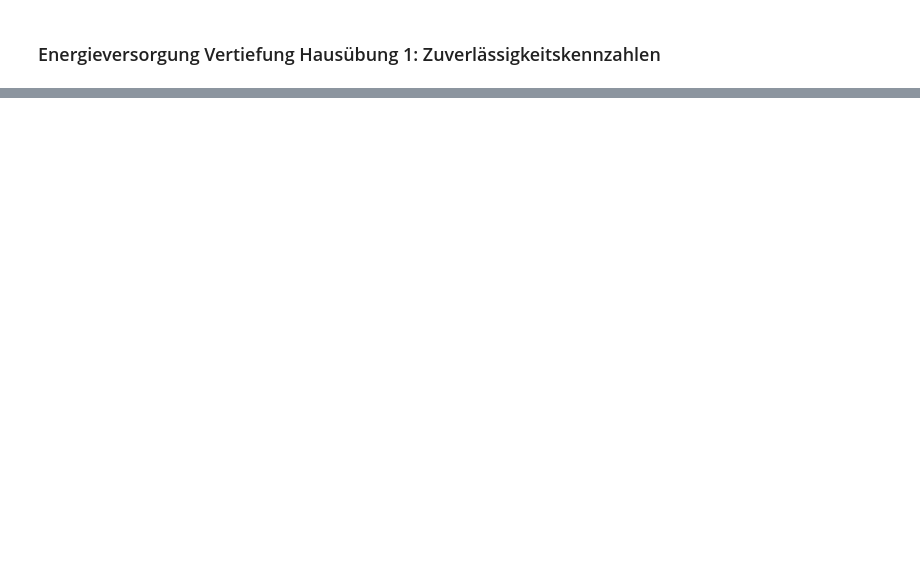
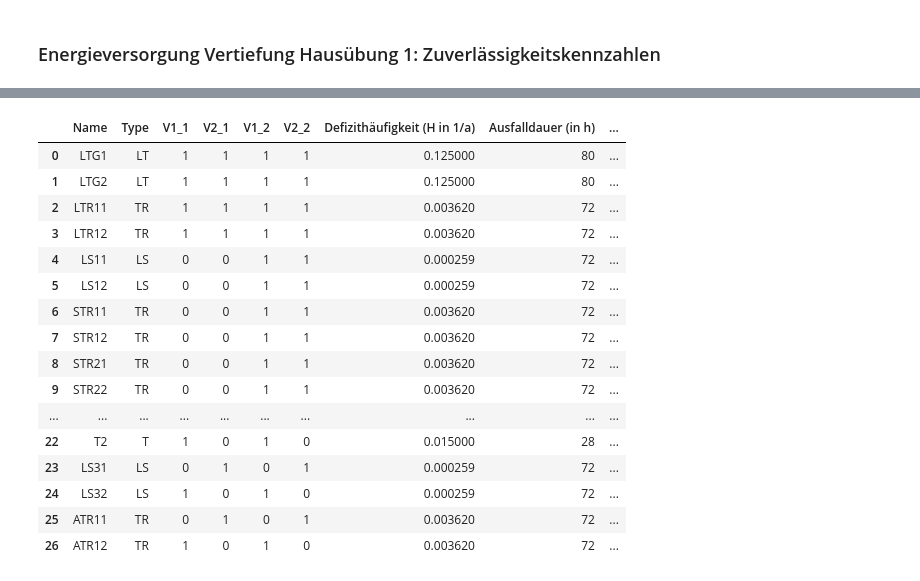
Before and after one commit to alexfroschauer/Energieversorgung_Homework, a Jupyter notebook: Homework1/EV_Vertiefung_HÜ1.ipynb, the cells around one changed output, grey strips where cells are left out. Saved outputs shown, nothing was run; the diff lists cells and outputs as text; code cells hidden in the pictures; blank space fills up the shorter version.

```diff
--- a/Homework1/EV_Vertiefung_HÜ1.ipynb
+++ b/Homework1/EV_Vertiefung_HÜ1.ipynb
@@ -285,52 +314,73 @@ df['Defizitenergie E_V1'] = None
 for index, row in df.iterrows():
     if row["V1_2"] == 0:
         df.at[index, "NV_V1"] = row["Defizithäufigkeit (H in 1/a)"] * (row["Ausfalldauer (in h)"] + 0.25)
-        df.at[index, "Defizitleistung P_V1"] = row["Defizithäufigkeit (H in 1/a)"] * P_A
+        df.at[index, "Defizitleistung P_V1"] = row["Defizithäufigkeit (H in 1/a)"] * P_GK
         df.at[index, "Defizitenergie E_V1"] = df.at[index, "Defizitleistung P_V1"] * (row["Ausfalldauer (in h)"] + 0.25)
     elif row["V1_2"] == 1:
         df.at[index, "NV_V1"] = row["Defizithäufigkeit (H in 1/a)"] * 0.25
-        df.at[index, "Defizitleistung P_V1"] = row["Defizithäufigkeit (H in 1/a)"] * P_A
+        df.at[index, "Defizitleistung P_V1"] = row["Defizithäufigkeit (H in 1/a)"] * P_GK
         df.at[index, "Defizitenergie E_V1"] = df.at[index, "Defizitleistung P_V1"] * 0.25
 
 
 # Selbe Herangehensweise wie bei Verbraucher 2
 df['NV_V2'] = None
 df['Defizitleistung P_V2'] = None
 df['Defizitenergie E_V2'] = None
 
 # Iteriere über alle Zeilen und berechne die neuen Werte
 for index, row in df.iterrows():
     if row["V2_2"] == 0:
         df.at[index, "NV_V2"] = row["Defizithäufigkeit (H in 1/a)"] * (row["Ausfalldauer (in h)"] + 0.25)
-        df.at[index, "Defizitleistung P_V2"] = row["Defizithäufigkeit (H in 1/a)"] * P_A
+        df.at[index, "Defizitleistung P_V2"] = row["Defizithäufigkeit (H in 1/a)"] * P_GK
         df.at[index, "Defizitenergie E_V2"] = df.at[index, "Defizitleistung P_V2"] * (row["Ausfalldauer (in h)"] + 0.25)
     elif row["V2_2"] == 1:
         df.at[index, "NV_V2"] = row["Defizithäufigkeit (H in 1/a)"] * 0.25
-        df.at[index, "Defizitleistung P_V2"] = row["Defizithäufigkeit (H in 1/a)"] * P_A
+        df.at[index, "Defizitleistung P_V2"] = row["Defizithäufigkeit (H in 1/a)"] * P_GK
         df.at[index, "Defizitenergie E_V2"] = df.at[index, "Defizitleistung P_V2"] * 0.25
 
 # Summierung der Werte der jeweiligen Spalten für die H-Schaltung
-Nichtverlaesslichkeit_V1 = round(df["NV_V1"].sum(), 4)
-Nichtverlaesslichkeit_V2 = round(df["NV_V2"].sum(), 4)
-Defizitleistung_V1 = round(df["Defizitleistung P_V1"].sum(), 4)
-Defizitleistung_V2 = round(df["Defizitleistung P_V2"].sum(), 4)
-Defizitenergie_V1 = round(df["Defizitenergie E_V1"].sum(), 4)
-Defizitenergie_V2 = round(df["Defizitenergie E_V2"].sum(), 4)
+Nichtverlaesslichkeit_V1_DSS = round(df["NV_V1"].sum(), 4)
+Nichtverlaesslichkeit_V2_DSS = round(df["NV_V2"].sum(), 4)
+Defizitleistung_V1_DSS = round(df["Defizitleistung P_V1"].sum(), 4)
+Defizitleistung_V2_DSS = round(df["Defizitleistung P_V2"].sum(), 4)
+Defizitenergie_V1_DSS = round(df["Defizitenergie E_V1"].sum(), 4)
+Defizitenergie_V2_DSS = round(df["Defizitenergie E_V2"].sum(), 4)
+
+# Berechnung der gesamten Defizithäufigkeit für alle Elemente, deren Ausfall für eine Nichtversorgung von V1 sorgt
+Defizithaeufigkeit_V1_DSS_gesamt = round((df["Defizithäufigkeit (H in 1/a)"] * (1 - df["V1_1"])).sum(), 8)
 
 # Exportiere als csv-Datei
 df.iloc[:, :6].to_csv('output_DSS_Schaltung.csv', sep=';', index=False)
-print(df)
+display(df)
 print(" ")
 
 # Ausgeben der summierten Werte
-print(f"Nichtverlässlichkeit V1: {Nichtverlaesslichkeit_V1} 1/a")
-print(f"Nichtverlässlichkeit V2: {Nichtverlaesslichkeit_V2} 1/a")
-print(f"Defizitleistung V1: {Defizitleistung_V1} MW")
-print(f"Defizitleistung V2: {Defizitleistung_V2} MW")
-print(f"Defizitenergie V1: {Defizitenergie_V1} MWh")
-print(f"Defizitenergie V2: {Defizitenergie_V2} MWh")
+print(f"Defizithäufigkeit gesamt (DSS): {Defizithaeufigkeit_V1_DSS_gesamt} 1/a")
+print(f"Nichtverlässlichkeit V1 (DSS): {Nichtverlaesslichkeit_V1_DSS} h/a = {round(Nichtverlaesslichkeit_V1_DSS / 8760, 6)} [1]")
+print(f"Nichtverlässlichkeit V2 (DSS): {Nichtverlaesslichkeit_V2_DSS} h/a = {round(Nichtverlaesslichkeit_V2_DSS / 8760, 6)} [1]")
+print(f"Defizitleistung V1 (DSS): {Defizitleistung_V1_DSS} MW")
+print(f"Defizitleistung V2 (DSS): {Defizitleistung_V2_DSS} MW")
+print(f"Defizitenergie V1 (DSS): {Defizitenergie_V1_DSS} MWh")
+print(f"Defizitenergie V2 (DSS): {Defizitenergie_V2_DSS} MWh")
 print(" ")
-print(f"Nichtverlässlichkeit Gesamt: {Nichtverlaesslichkeit_V1 + Nichtverlaesslichkeit_V2} 1/a")
-print(f"Defizitleistung Gesamt: {Defizitleistung_V1 + Defizitleistung_V2} MW")
-print(f"Defizitenergie Gesamt: {Defizitenergie_V1 + Defizitenergie_V2} MWh")
+print(f"Nichtverlässlichkeit Gesamt (DSS): {Nichtverlaesslichkeit_V1_DSS + Nichtverlaesslichkeit_V2_DSS} h/a")
+print(f"Defizitleistung Gesamt (DSS): {Defizitleistung_V1_DSS + Defizitleistung_V2_DSS} MW")
+print(f"Defizitenergie Gesamt (DSS): {Defizitenergie_V1_DSS + Defizitenergie_V2_DSS} MWh")
 # %% [output]
+|  | Name | Type | V1_1 | V2_1 | V1_2 | V2_2 | Defizithäufigkeit (H in 1/a) | Ausfalldauer (in h) | ... |
+| 0 | LTG1 | LT | 1 | 1 | 1 | 1 | 0.125000 | 80 | ... |
+| 1 | LTG2 | LT | 1 | 1 | 1 | 1 | 0.125000 | 80 | ... |
+| 2 | LTR11 | TR | 1 | 1 | 1 | 1 | 0.003620 | 72 | ... |
+| 3 | LTR12 | TR | 1 | 1 | 1 | 1 | 0.003620 | 72 | ... |
+| 4 | LS11 | LS | 0 | 0 | 1 | 1 | 0.000259 | 72 | ... |
+| 5 | LS12 | LS | 0 | 0 | 1 | 1 | 0.000259 | 72 | ... |
+| 6 | STR11 | TR | 0 | 0 | 1 | 1 | 0.003620 | 72 | ... |
+| 7 | STR12 | TR | 0 | 0 | 1 | 1 | 0.003620 | 72 | ... |
+| 8 | STR21 | TR | 0 | 0 | 1 | 1 | 0.003620 | 72 | ... |
+| 9 | STR22 | TR | 0 | 0 | 1 | 1 | 0.003620 | 72 | ... |
+| ... | ... | ... | ... | ... | ... | ... | ... | ... | ... |
+| 22 | T2 | T | 1 | 0 | 1 | 0 | 0.015000 | 28 | ... |
+| 23 | LS31 | LS | 0 | 1 | 0 | 1 | 0.000259 | 72 | ... |
+| 24 | LS32 | LS | 1 | 0 | 1 | 0 | 0.000259 | 72 | ... |
+| 25 | ATR11 | TR | 0 | 1 | 0 | 1 | 0.003620 | 72 | ... |
+| 26 | ATR12 | TR | 1 | 0 | 1 | 0 | 0.003620 | 72 | ... |
```
Also changed, not shown: parts of 5 cells of this notebook, 1 other file.
